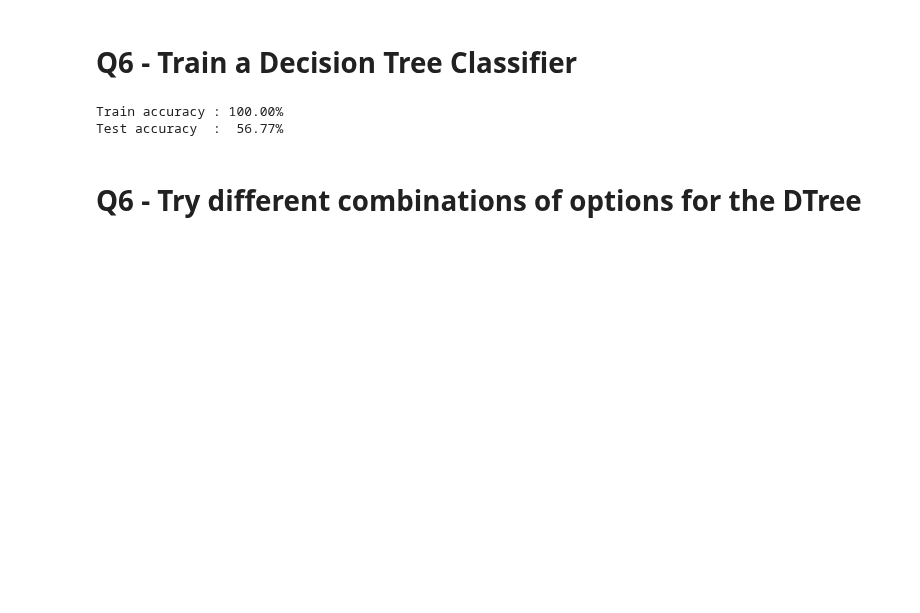
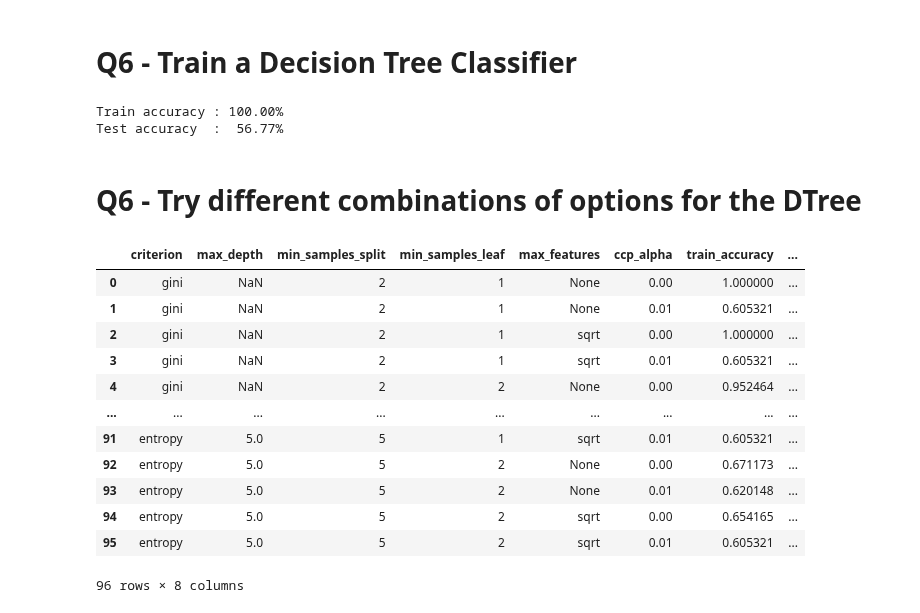
Before and after one commit to lazarosgogos/ML-exercises, a Jupyter notebook: ML_Project_2.ipynb, the cells around one changed output. Drawn from its saved outputs; the diff is of its cells as text; code cells hidden in the pictures; blank space fills up the shorter version.

```diff
--- a/ML_Project_2.ipynb
+++ b/ML_Project_2.ipynb
@@ -144,24 +144,43 @@ Test accuracy  :  56.77%
 # %%
 options = {'criterion': ('gini', 'entropy'), 'max_depth': (None, 3, 5),
            'min_samples_split': (2,5), 'min_samples_leaf': (1,2),
            'max_features': (None, 'sqrt'), 'ccp_alpha': (0, 0.01)}
 
 results = []
+grid_cols = [*options.keys()]
+grid_cols.extend(['train_accuracy', 'test_accuracy'])
+grid_df = pd.DataFrame(columns=grid_cols)
 for criterion in options['criterion']:
   for max_depth in options['max_depth']:
     for min_samples_split in options['min_samples_split']:
       for min_samples_leaf in options['min_samples_leaf']:
         for max_features in options['max_features']:
           for ccp_alpha in options['ccp_alpha']:
             tree = DecisionTreeClassifier(criterion=criterion,
                                           max_depth=max_depth,
                                           min_samples_split=min_samples_split,
                                           min_samples_leaf=min_samples_leaf,
                                           max_features=max_features,
                                           ccp_alpha=ccp_alpha)
             tree.fit(x_train, y_train)
             tree_accu_train = tree.score(x_train, y_train)
             tree_accu_test = tree.score(x_test, y_test)
             results.append((criterion, max_depth,min_samples_split,
-                           min_samples_leaf, max_features, ccp_alpha,
-                           tree_accu_train, tree_accu_test))
+                            min_samples_leaf, max_features, ccp_alpha,
+                            tree_accu_train, tree_accu_test))
+grid_df = pd.DataFrame(results, columns=grid_cols)
+grid_df
+# %% [output]
+|  | criterion | max_depth | min_samples_split | min_samples_leaf | max_features | ccp_alpha | train_accuracy | ... |
+| 0 | gini | NaN | 2 | 1 | None | 0.00 | 1.000000 | ... |
+| 1 | gini | NaN | 2 | 1 | None | 0.01 | 0.605321 | ... |
+| 2 | gini | NaN | 2 | 1 | sqrt | 0.00 | 1.000000 | ... |
+| 3 | gini | NaN | 2 | 1 | sqrt | 0.01 | 0.605321 | ... |
+| 4 | gini | NaN | 2 | 2 | None | 0.00 | 0.952464 | ... |
+| ... | ... | ... | ... | ... | ... | ... | ... | ... |
+| 91 | entropy | 5.0 | 5 | 1 | sqrt | 0.01 | 0.605321 | ... |
+| 92 | entropy | 5.0 | 5 | 2 | None | 0.00 | 0.671173 | ... |
+| 93 | entropy | 5.0 | 5 | 2 | None | 0.01 | 0.620148 | ... |
+| 94 | entropy | 5.0 | 5 | 2 | sqrt | 0.00 | 0.654165 | ... |
+| 95 | entropy | 5.0 | 5 | 2 | sqrt | 0.01 | 0.605321 | ... |
+96 rows × 8 columns
```
